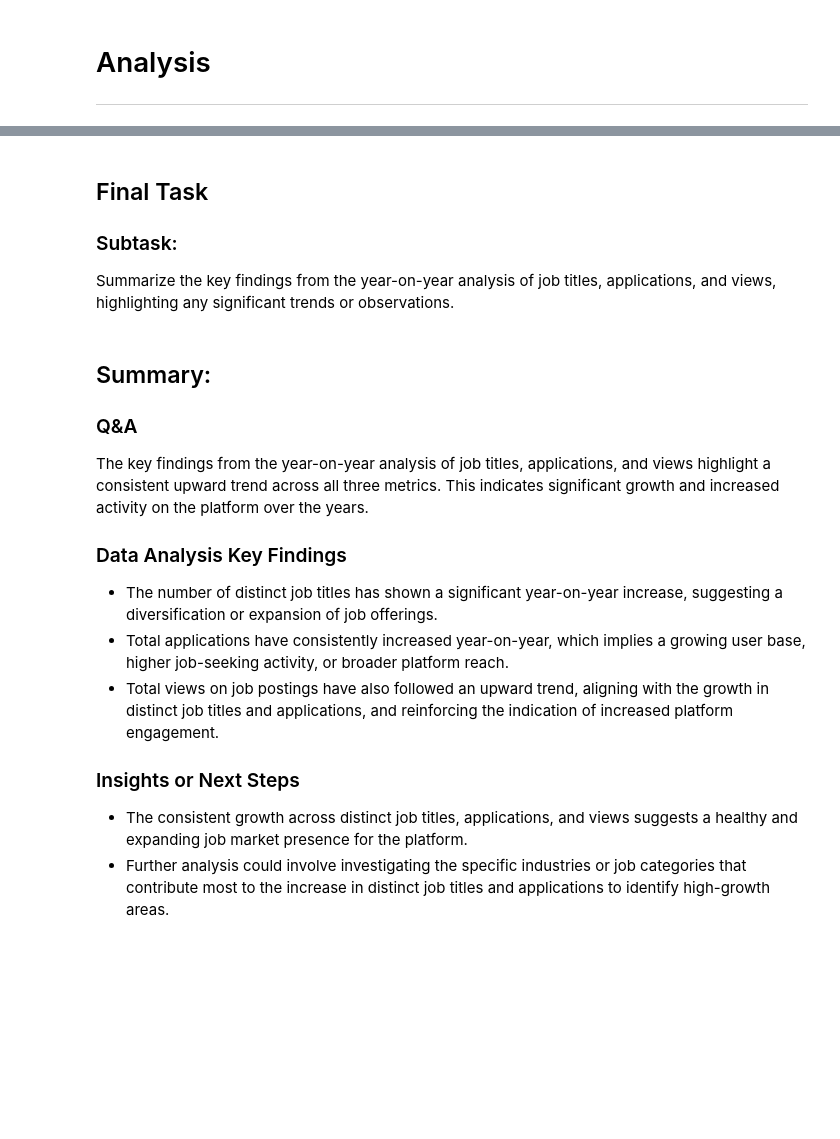
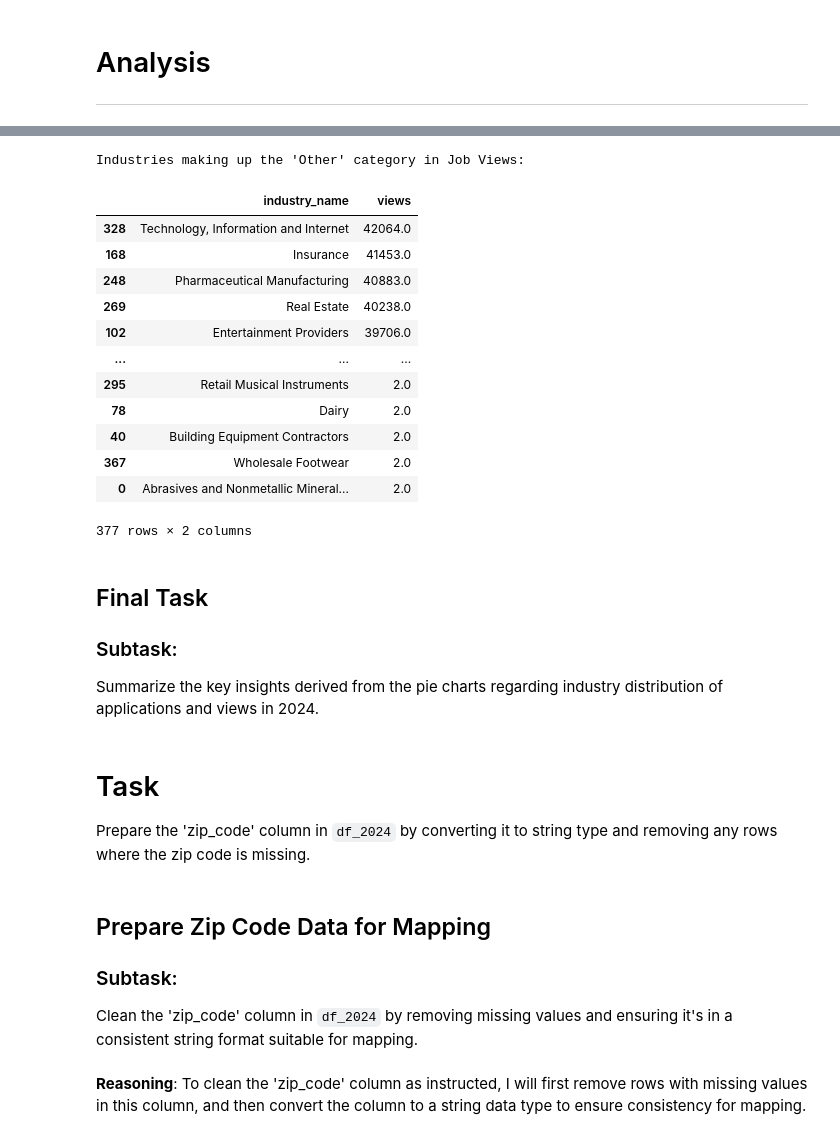
Before and after one commit to gettokeroro/DADS5001_MINI_PROJECT, a Jupyter notebook: Job_Application_Analysis.ipynb, the cells around one changed output, grey strips where cells are left out. Saved outputs shown, nothing was run; the diff lists cells and outputs as text; code cells hidden in the pictures; blank space fills up the shorter version.

```diff
--- a/Job_Application_Analysis.ipynb
+++ b/Job_Application_Analysis.ipynb
@@ -381,19 +477,37 @@ plt.show()
+# %%
+# Identify industries in the 'Other' category for views
+industries_in_other_views = df_views_plot[~df_views_plot['industry_name'].isin(df_views_plot_final[df_views_plot_final['industry_name'] != 'Other']['industry_name'])]
+
+print("Industries making up the 'Other' category in Job Views:")
+display(industries_in_other_views[['industry_name', 'views']].sort_values(by='views', ascending=False))
+# %% [output]
+Industries making up the 'Other' category in Job Views:
+|  | industry_name | views |
+| 328 | Technology, Information and Internet | 42064.0 |
+| 168 | Insurance | 41453.0 |
+| 248 | Pharmaceutical Manufacturing | 40883.0 |
+| 269 | Real Estate | 40238.0 |
+| 102 | Entertainment Providers | 39706.0 |
+| ... | ... | ... |
+| 295 | Retail Musical Instruments | 2.0 |
+| 78 | Dairy | 2.0 |
+| 40 | Building Equipment Contractors | 2.0 |
+| 367 | Wholesale Footwear | 2.0 |
+| 0 | Abrasives and Nonmetallic Mineral... | 2.0 |
+377 rows × 2 columns
 # %% [markdown]
 ## Final Task
 
 ### Subtask:
-Summarize the key findings from the year-on-year analysis of job titles, applications, and views, highlighting any significant trends or observations.
+Summarize the key insights derived from the pie charts regarding industry distribution of applications and views in 2024.
-# %% [markdown]
-## Summary:
-
-### Q&A
-The key findings from the year-on-year analysis of job titles, applications, and views highlight a consistent upward trend across all three metrics. This indicates significant growth and increased activity on the platform over the years.
-
-### Data Analysis Key Findings
-*   The number of distinct job titles has shown a significant year-on-year increase, suggesting a diversification or expansion of job offerings.
-*   Total applications have consistently increased year-on-year, which implies a growing user base, higher job-seeking activity, or broader platform reach.
-*   Total views on job postings have also followed an upward trend, aligning with the growth in distinct job titles and applications, and reinforcing the indication of increased platform engagement.
-
-### Insights or Next Steps
-*   The consistent growth across distinct job titles, applications, and views suggests a healthy and expanding job market presence for the platform.
-*   Further analysis could involve investigating the specific industries or job categories that contribute most to the increase in distinct job titles and applications to identify high-growth areas.
+# %% [markdown]
+# Task
+Prepare the 'zip_code' column in `df_2024` by converting it to string type and removing any rows where the zip code is missing.
+# %% [markdown]
+## Prepare Zip Code Data for Mapping
+
+### Subtask:
+Clean the 'zip_code' column in `df_2024` by removing missing values and ensuring it's in a consistent string format suitable for mapping.
+# %% [markdown]
+**Reasoning**:
+To clean the 'zip_code' column as instructed, I will first remove rows with missing values in this column, and then convert the column to a string data type to ensure consistency for mapping.
```
Also changed, not shown: parts of 21 cells of this notebook.
